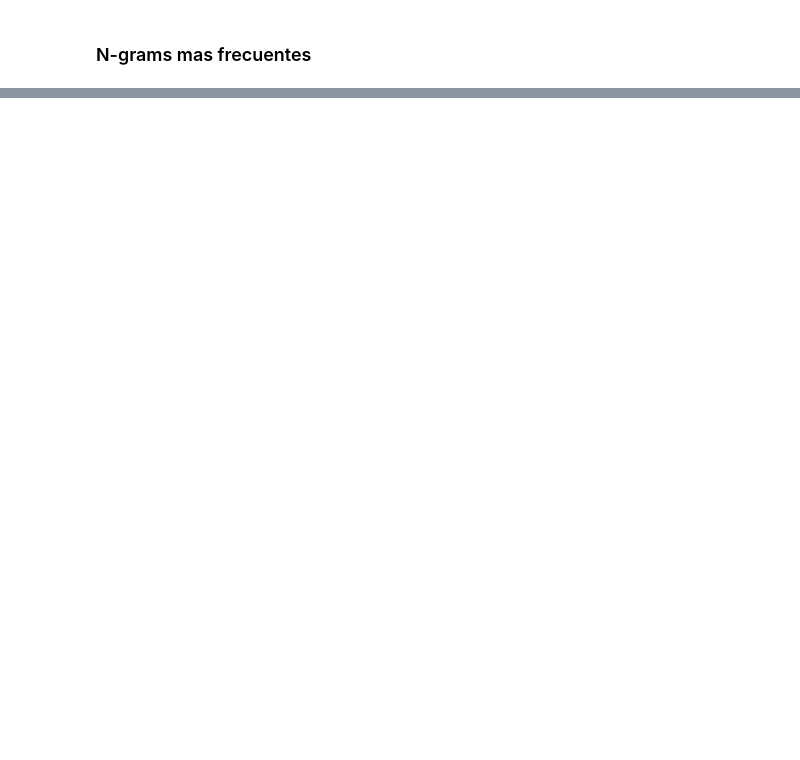
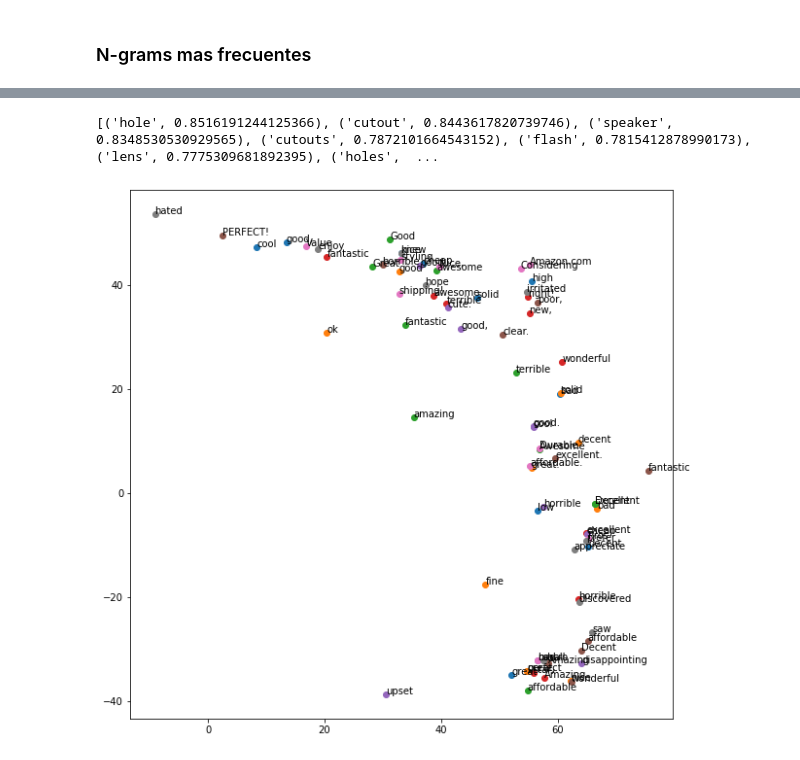
Before and after one commit to rogebautista/nlp-rogelio, a Jupyter notebook: 01-descarga-eda.ipynb, the cells around one changed output, grey strips where cells are left out. Cells and saved outputs as stored; diff of their text form; code cells hidden in the pictures; blank space fills up the shorter version.

```diff
--- a/01-descarga-eda.ipynb
+++ b/01-descarga-eda.ipynb
@@ -338,20 +163,0 @@ See the caveats in the documentation: https://pandas.pydata.org/pandas-docs/stab
-# %%
-# Para avanzar más rápido en el análisis, vamos a hacer un muestreo estratificado, tomamos el 25% de los reviews positivos y 25% de los negativos
-
-# Create a new dataframe with 25% of the positive reviews
-positive_reviews = filtered_data[filtered_data['sentiment'] == 1].sample(frac=0.002, random_state=42)
-
-# Create a new dataframe with 25% of the negative reviews
-negative_reviews = filtered_data[filtered_data['sentiment'] == 0].sample(frac=0.006, random_state=42)
-
-# Concatenate the two dataframes
-reduced_filtered_data = pd.concat([positive_reviews, negative_reviews])
-
-# Count the number of positive and negative reviews
-sentiment_counts = reduced_filtered_data['sentiment'].value_counts()
-
-print("Number of positive and negative reviews:")
-print(sentiment_counts)
-
-# Lo guardamos en un archivo csv
-reduced_filtered_data.to_csv('amazon_reviews_reduced.csv', index=False)
@@ -524,0 +231,41 @@ AttributeError: module 'nltk' has no attribute 'internals'
+# %%
+# Visualización en 2 dimensiones de algunos word embeddings calculados con Word2Vec
+import gensim
+
+model = gensim.models.Word2Vec([review.split() for review in df['reviewText']], size=100, window=5, min_count=5, workers=4)
+similar_words = model.wv.most_similar('camera', topn=10)
+print(similar_words)
+# %% [output]
+[('hole', 0.8516191244125366), ('cutout', 0.8443617820739746), ('speaker', 0.8348530530929565), ('cutouts', 0.7872101664543152), ('flash', 0.7815412878990173), ('lens', 0.7775309681892395), ('holes',  ...
+# %%
+from gensim.models import Word2Vec
+from sklearn.manifold import TSNE
+
+# Train a Word2Vec model on the text data
+sentences = [review.split() for review in reduced_filtered_data['reviewText']]
+# Si no funciona así...
+# model = Word2Vec(sentences, vector_size=100, window=5, min_count=5, workers=4)
+# Entonces funciona así...
+model = Word2Vec(sentences, size=100, window=5, min_count=5, workers=4)
+# Vamos a usar una serie de palabras para obtener las 10 mas similares de cada entrada
+similar_words = {search_term: [item[0] for item in model.wv.most_similar([search_term], topn=10)]
+                 for search_term in ['good', 'great', 'excellent', 'amazing', 'bad', 'terrible', 'awful', 'hate']}
+# input_words = ['good', 'great', 'excellent', 'amazing', 'bad', 'terrible', 'awful', 'hate']
+# similar_words = {word: [similar_word[0] for similar_word in model.wv.most_similar(word, topn=10)] for word in input_words}
+
+# Convertimos el word embeddings a un 2D array usando t-SNE
+tsne = TSNE(n_components=2, random_state=0)
+word_vectors_2d = tsne.fit_transform(model.wv.vectors)
+
+
+# Graficamos en 2d
+plt.figure(figsize=(10, 10))
+for i, word in enumerate(similar_words.keys()):
+    x = word_vectors_2d[i*10:(i+1)*10, 0]
+    y = word_vectors_2d[i*10:(i+1)*10, 1]
+    plt.scatter(x, y)
+    for j, similar_word in enumerate(similar_words[word]):
+        plt.annotate(similar_word, xy=(x[j], y[j]))
+plt.show()
+# %% [output]
+[figure, added]
```
Also changed, not shown: parts of 57 cells of this notebook, 22 other files.
